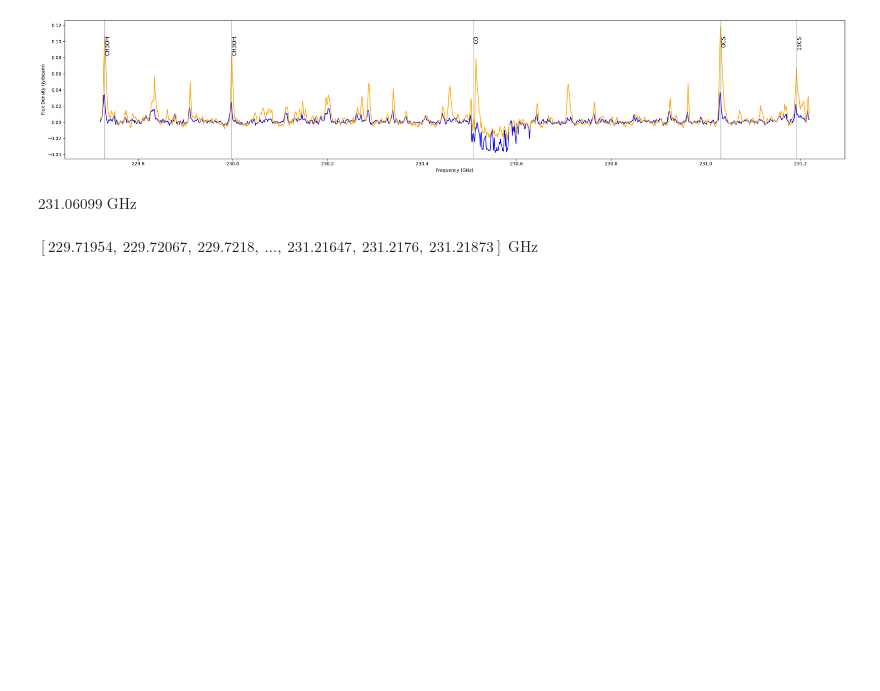
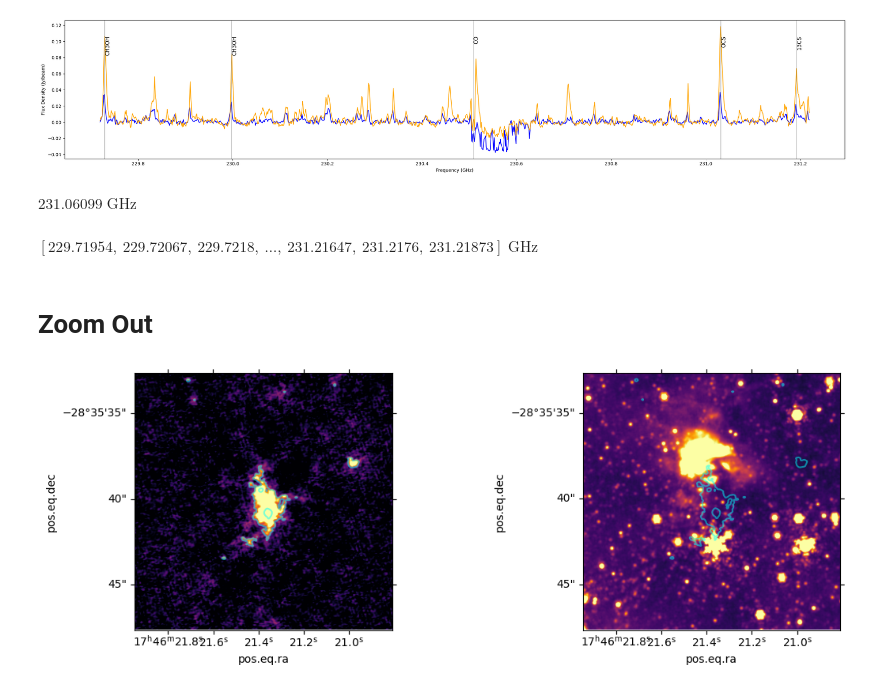
Before and after one commit to SpacialTree/dustridge-cd, a Jupyter notebook: notebooks/hotcore_mom.ipynb, the cells around one changed output. Drawn from its saved outputs; the diff is of its cells as text; code cells hidden in the pictures; blank space fills up the shorter version.

Commit message:
h30alpha

```diff
--- a/notebooks/hotcore_mom.ipynb
+++ b/notebooks/hotcore_mom.ipynb
@@ -321,3 +321,28 @@ $231.06099 \; \mathrm{GHz}$
 spec2.spectral_axis.to(u.GHz)
 # %% [output]
 $[229.71954,~229.72067,~229.7218,~\dots,~231.21647,~231.2176,~231.21873] \; \mathrm{GHz}$
+# %% [markdown]
+# Zoom Out
+# %%
+cont_fn = '/orange/adamginsburg/cmz/dustridge/cloudc/alma/reimage/uid___A002_Xfbf8a1_Xfe1/uid___A001_X1590_X282a.CloudC_sci.spw25_27_29_31.cont.selfcal.I.tt0.pbcor.fits'
+cont_cutout = Cutout(position=coord, l=15*u.arcsec, w=15*u.arcsec)
+cont_cutout = cont_cutout.get_cutout(cont_fn)
+jwst_cutout, jwst_cutout_ww = get_cutout_jwst_ice(coord, 15*u.arcsec, 15*u.arcsec)
+cutout_405 = get_cutout_405(coord, 15*u.arcsec, 15*u.arcsec)
+cont_hdu = fits.open(cont_fn)[0]
+#cont_wcs = WCS(cont_hdu.header)
+#cont_data = cont_hdu.data
+# %%
+plt.figure(figsize=(12,4))
+
+plt.subplot(121, projection=cont_cutout.wcs)
+plt.imshow(cont_cutout.data, origin='lower', cmap='inferno', vmin=0, vmax=np.nanpercentile(cont_cutout.data, 99))
+plt.contour(cont_cutout.data, levels=np.nanpercentile(cont_cutout.data, [98., 99.9]), colors='cyan', alpha=0.5, transform=plt.gca().get_transform(cont_cutout.wcs))
+
+plt.subplot(122, projection=cutout_405.wcs)
+plt.imshow(cutout_405.data, origin='lower', vmin=0, vmax=50, cmap='inferno')
+plt.contour(cont_cutout.data, levels=np.nanpercentile(cont_cutout.data, [98., 99.9]), colors='cyan', alpha=0.5, transform=plt.gca().get_transform(cont_cutout.wcs))
+
+plt.tight_layout()
+# %% [output]
+[figure, added]
```
Also changed, not shown: parts of 9 cells of this notebook.
